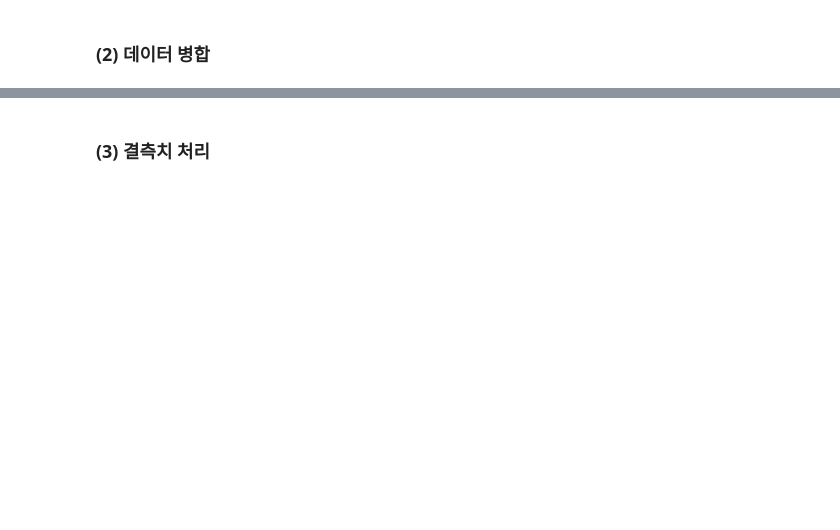
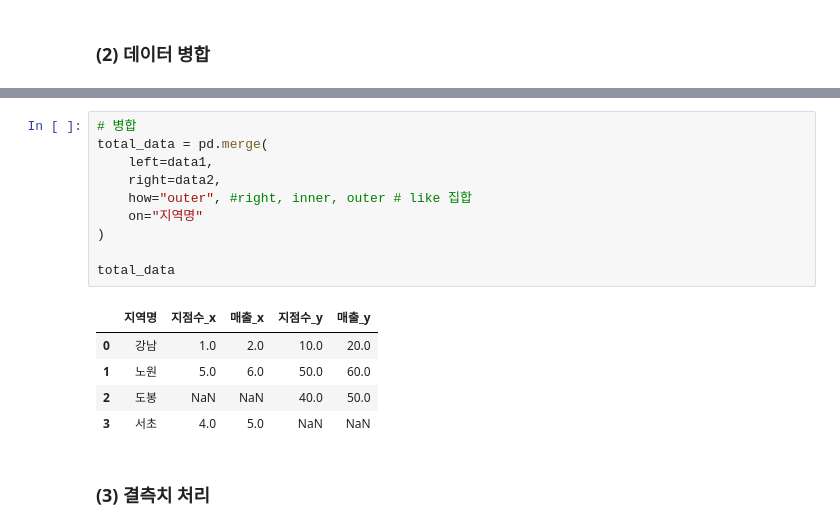
Before and after one commit to yojeongyujeong/yogurtyojung, a Jupyter notebook: 04_판다스_blank.ipynb, the cells around one changed output, grey strips where cells are left out. Drawn from its saved outputs; the diff is of its cells as text; blank space fills up the shorter version.

```diff
--- a/04_판다스_blank.ipynb
+++ b/04_판다스_blank.ipynb
@@ -546,2 +700,18 @@ data1.
+# %%
+# 병합
+total_data = pd.merge(
+    left=data1,
+    right=data2,
+    how="outer", #right, inner, outer # like 집합
+    on="지역명"
+)
+
+total_data
+# %% [output]
+|  | 지역명 | 지점수_x | 매출_x | 지점수_y | 매출_y |
+| 0 | 강남 | 1.0 | 2.0 | 10.0 | 20.0 |
+| 1 | 노원 | 5.0 | 6.0 | 50.0 | 60.0 |
+| 2 | 도봉 | NaN | NaN | 40.0 | 50.0 |
+| 3 | 서초 | 4.0 | 5.0 | NaN | NaN |
 # %% [markdown]
 ### (3) 결측치 처리
```
Also changed, not shown: parts of 33 cells of this notebook, 1 other file.
